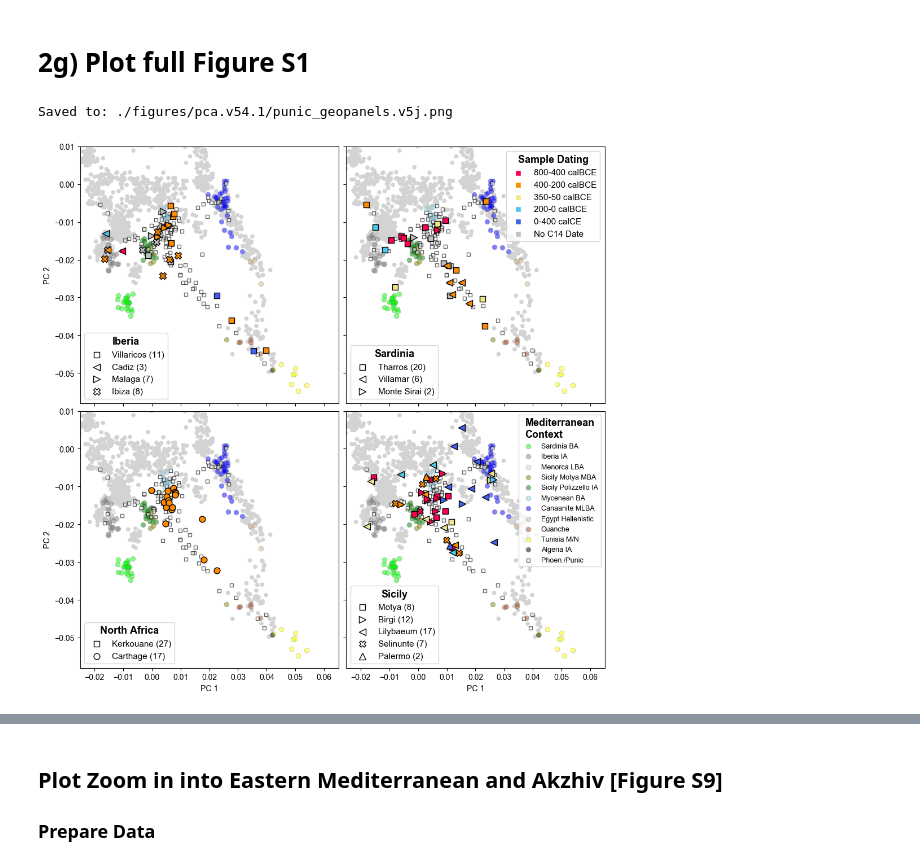
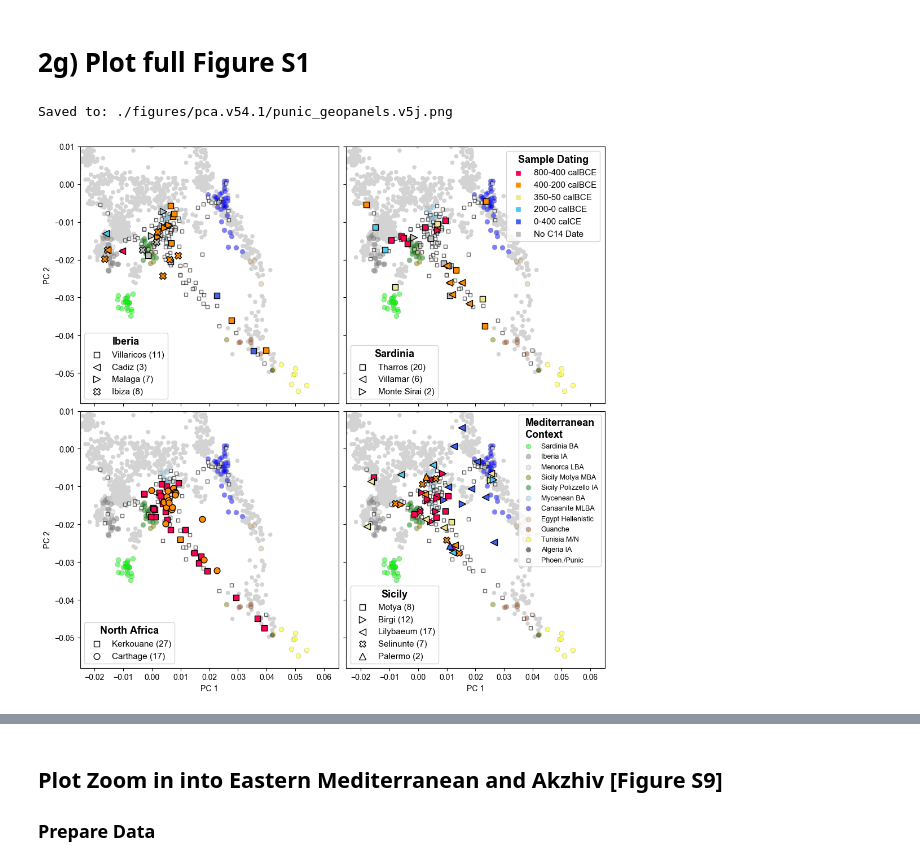
Before and after one commit to hringbauer/punic_aDNA, a Jupyter notebook: notebooks/figs/plot_pca_paper.persite.v54.1.ipynb, the cells around one changed output, grey strips where cells are left out. Saved outputs shown, nothing was run; the diff lists cells and outputs as text; code cells hidden in the pictures.

Commit message:
Family Plots PCA

```diff
--- a/notebooks/figs/plot_pca_paper.persite.v54.1.ipynb
+++ b/notebooks/figs/plot_pca_paper.persite.v54.1.ipynb
@@ -1591,7 +1571,7 @@ set_legends(ax, plots=plots, legs=legs, title="Sardinia")
 ### North Africa
 ax = ax10
 
-b1, b2, b3, b4, r1, r2 = plot_roman_series(ax, dft2, location="Kerkouane",  marker="s", s=s,
+b1, b2, b3, b4, r1, r2 = plot_roman_series(ax, dft2, location="Kerkouene",  marker="s", s=s,
                     c_e = c_e, c_l = c_l, ec="k", alpha=1.0)
 
 c1, _, _, _, _, _= plot_roman_series(ax, dft2, location="Carthage",  marker="o", s=s*1.2,
@@ -1627,31 +1607,31 @@ set_legends(ax, plots=plots, legs=legs, title="Sicily")
 ##################################################
 ##################################################
 #########################
 ### Set Axis ranges and Ticks
 
 for ax in ax00, ax01, ax10, ax11:
     ax.set_xlim([-0.025,0.065])
     ax.set_ylim([-0.058,0.01])
 
 #ax.add_artist(leg1)
 ax10.set_xlabel("PC 1")
 ax11.set_xlabel("PC 1")
 ax10.set_ylabel("PC 2")
 ax00.set_ylabel("PC 2")
 
 ax11.set_yticklabels([])
 ax01.set_yticklabels([])
 ax00.set_xticklabels([])
 ax01.set_xticklabels([])
 
 #########################
 ### Save
 if len(savepath) > 0:
     plt.savefig(savepath, bbox_inches = 'tight',
                 pad_inches = 0, dpi=600)
     print(f"Saved to: {savepath}")
 
 plt.show()
 # %% [output]
 Saved to: ./figures/pca.v54.1/punic_geopanels.v5j.png
-[figure, old version]
+[figure, new version]
```
Also changed, not shown: parts of 5 cells of this notebook, 9 other files.
